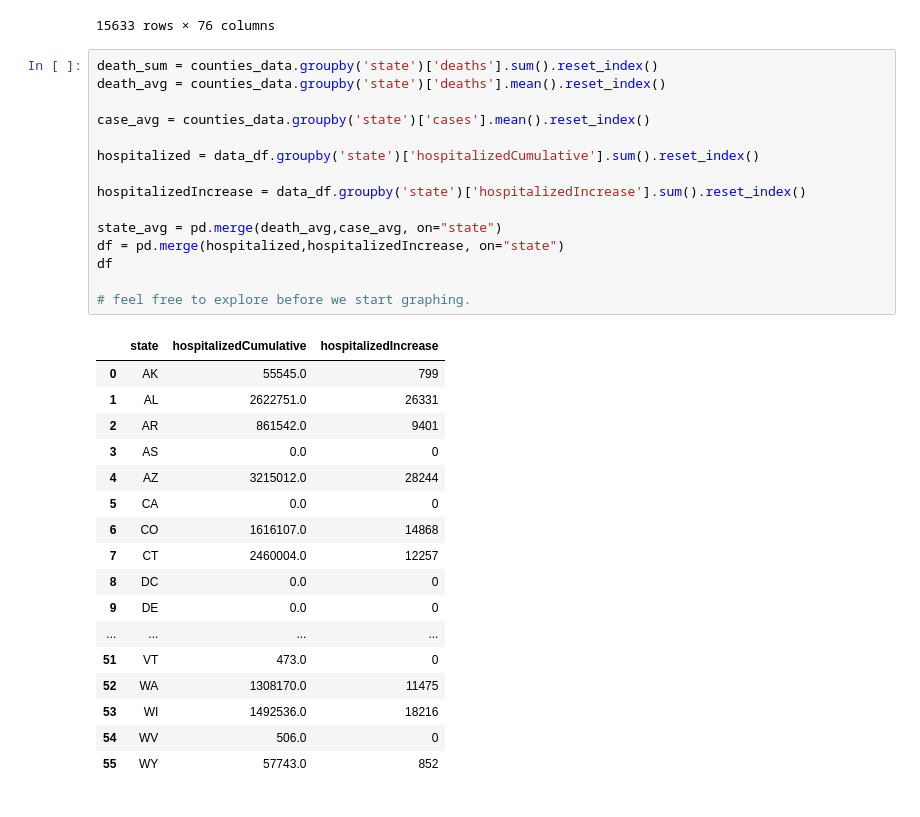
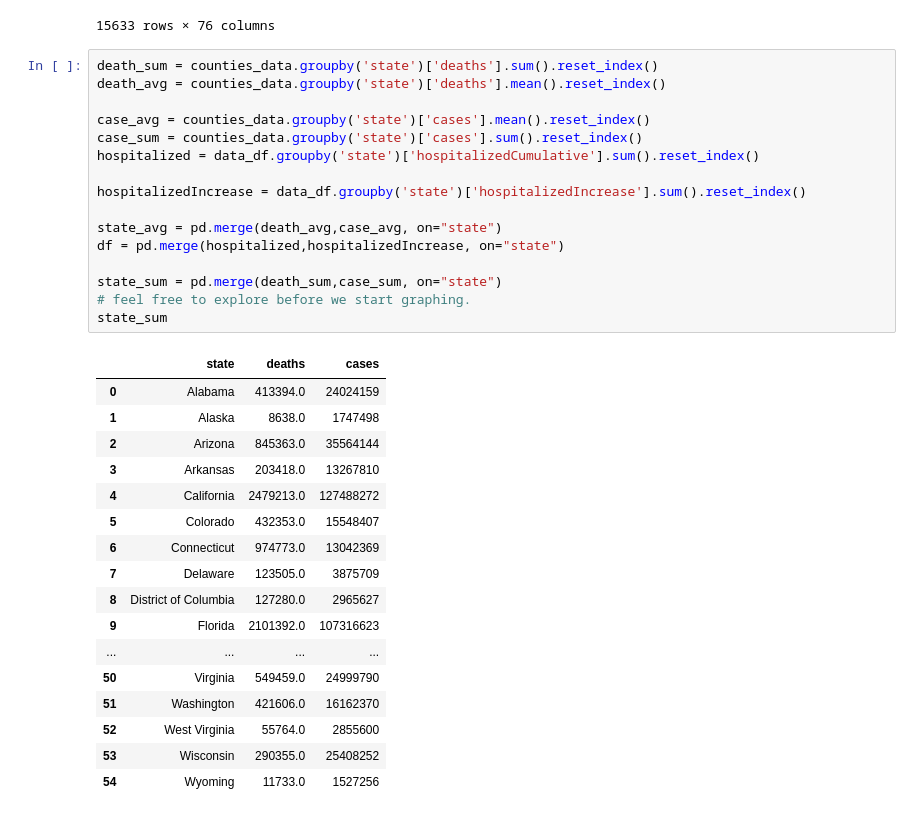
Before and after one commit to mpparra12/Project1, a Jupyter notebook: Covid19.ipynb, the cells around one changed output. Cells and saved outputs as stored; diff of their text form.

```diff
--- a/Covid19.ipynb
+++ b/Covid19.ipynb
@@ -117,33 +126,34 @@ clean_data
 # %%
 death_sum = counties_data.groupby('state')['deaths'].sum().reset_index()
 death_avg = counties_data.groupby('state')['deaths'].mean().reset_index()
 
 case_avg = counties_data.groupby('state')['cases'].mean().reset_index()
-
+case_sum = counties_data.groupby('state')['cases'].sum().reset_index()
 hospitalized = data_df.groupby('state')['hospitalizedCumulative'].sum().reset_index()
 
 hospitalizedIncrease = data_df.groupby('state')['hospitalizedIncrease'].sum().reset_index()
 
 state_avg = pd.merge(death_avg,case_avg, on="state")
 df = pd.merge(hospitalized,hospitalizedIncrease, on="state")
-df
 
+state_sum = pd.merge(death_sum,case_sum, on="state")
 # feel free to explore before we start graphing.
+state_sum
 # %% [output]
-|  | state | hospitalizedCumulative | hospitalizedIncrease |
-| 0 | AK | 55545.0 | 799 |
-| 1 | AL | 2622751.0 | 26331 |
-| 2 | AR | 861542.0 | 9401 |
-| 3 | AS | 0.0 | 0 |
-| 4 | AZ | 3215012.0 | 28244 |
-| 5 | CA | 0.0 | 0 |
-| 6 | CO | 1616107.0 | 14868 |
-| 7 | CT | 2460004.0 | 12257 |
-| 8 | DC | 0.0 | 0 |
-| 9 | DE | 0.0 | 0 |
+|  | state | deaths | cases |
+| 0 | Alabama | 413394.0 | 24024159 |
+| 1 | Alaska | 8638.0 | 1747498 |
+| 2 | Arizona | 845363.0 | 35564144 |
+| 3 | Arkansas | 203418.0 | 13267810 |
+| 4 | California | 2479213.0 | 127488272 |
+| 5 | Colorado | 432353.0 | 15548407 |
+| 6 | Connecticut | 974773.0 | 13042369 |
+| 7 | Delaware | 123505.0 | 3875709 |
+| 8 | District of Columbia | 127280.0 | 2965627 |
+| 9 | Florida | 2101392.0 | 107316623 |
 | ... | ... | ... | ... |
-| 51 | VT | 473.0 | 0 |
-| 52 | WA | 1308170.0 | 11475 |
-| 53 | WI | 1492536.0 | 18216 |
-| 54 | WV | 506.0 | 0 |
-| 55 | WY | 57743.0 | 852 |
+| 50 | Virginia | 549459.0 | 24999790 |
+| 51 | Washington | 421606.0 | 16162370 |
+| 52 | West Virginia | 55764.0 | 2855600 |
+| 53 | Wisconsin | 290355.0 | 25408252 |
+| 54 | Wyoming | 11733.0 | 1527256 |
```
Also changed, not shown: parts of 6 cells of this notebook.
